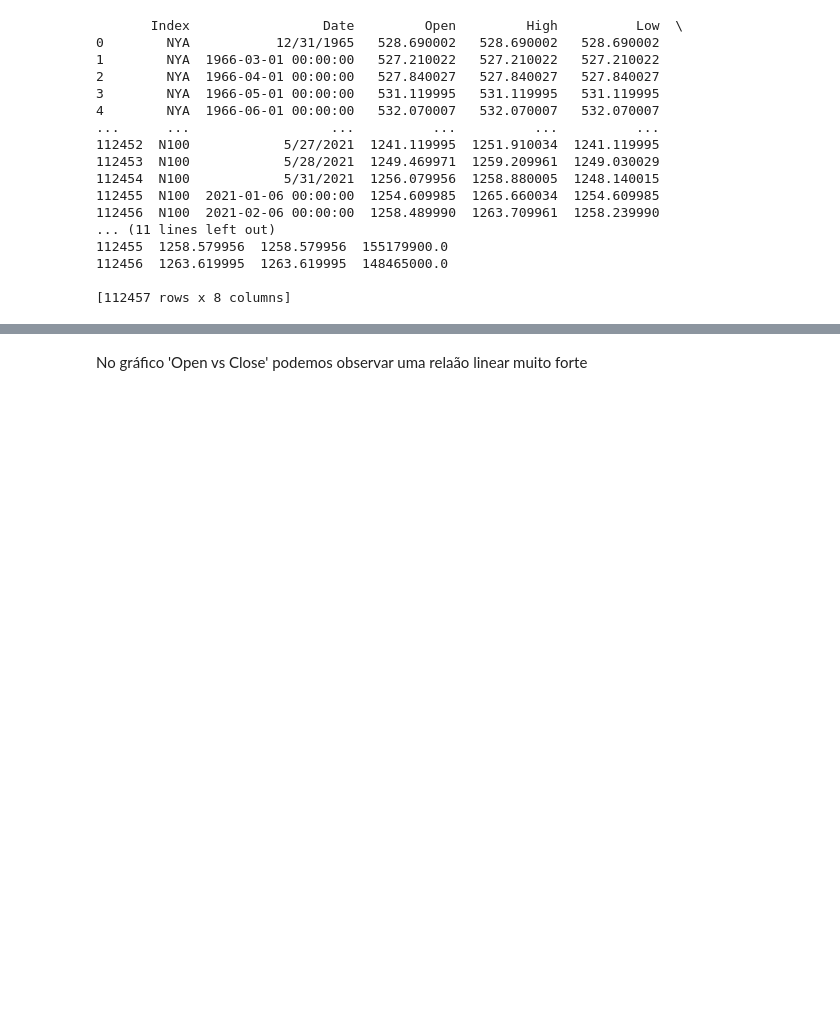
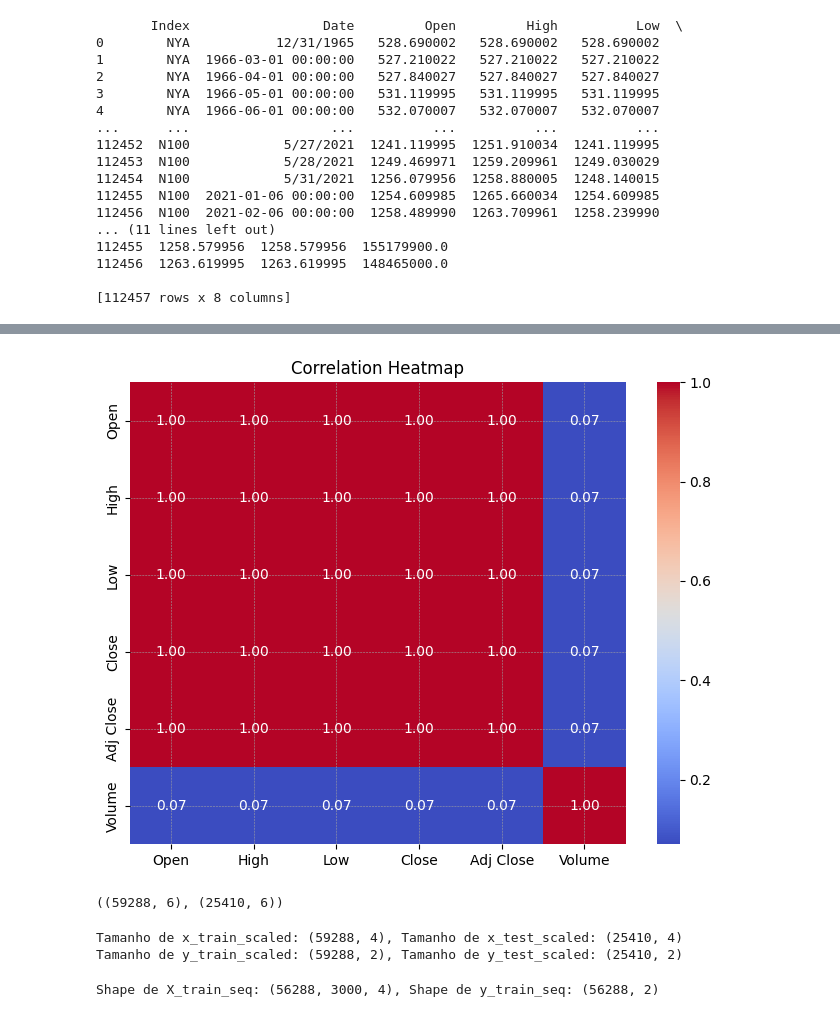
Before and after one commit to makee5/DL_Project, a Jupyter notebook: Project_DL.ipynb, the cells around one changed output, grey strips where cells are left out. Cells and saved outputs as stored; diff of their text form; code cells hidden in the pictures; blank space fills up the shorter version.

```diff
--- a/Project_DL.ipynb
+++ b/Project_DL.ipynb
@@ -126,2 +158,64 @@ plt.show()
-# %% [markdown]
-No gráfico 'Open vs Close' podemos observar uma relaão linear muito forte
+# %%
+import seaborn as sns
+import numpy as np
+
+# Cálculo da correlação
+corr = data_clean[['Open', 'High', 'Low', 'Close', 'Adj Close', 'Volume']].corr()
+
+# Criação do heatmap
+plt.figure(figsize=(8,6))
+sns.heatmap(corr, annot=True, cmap='coolwarm', fmt='.2f')
+plt.title('Correlation Heatmap')
+plt.show()
+# %% [output]
+[figure, added]
+# %%
+from sklearn.model_selection import train_test_split
+
+y = data_clean[['Open', 'Close']]
+X = data_clean.drop(columns=['Open', 'Close'])
+
+x_train, x_test, y_train, y_test = train_test_split(X, y, test_size=0.3, random_state=12)
+x_train.shape, x_test.shape
+# %% [output]
+((59288, 6), (25410, 6))
+# %%
+from sklearn.preprocessing import MinMaxScaler
+
+# Inicializando os escaladores
+scaler_X = MinMaxScaler(feature_range=(0, 1))
+scaler_y = MinMaxScaler(feature_range=(0, 1))
+
+# Removendo as colunas 'Index' e 'Date' apenas para a normalização
+x_train_scaled = scaler_X.fit_transform(x_train.drop(columns=['Index', 'Date']))
+x_test_scaled = scaler_X.transform(x_test.drop(columns=['Index', 'Date']))
+
+y_train_scaled = scaler_y.fit_transform(y_train)
+y_test_scaled = scaler_y.transform(y_test)
+
+# Verificando as dimensões dos dados escalonados
+print(f"Tamanho de x_train_scaled: {x_train_scaled.shape}, Tamanho de x_test_scaled: {x_test_scaled.shape}")
+print(f"Tamanho de y_train_scaled: {y_train_scaled.shape}, Tamanho de y_test_scaled: {y_test_scaled.shape}")
+# %% [output]
+Tamanho de x_train_scaled: (59288, 4), Tamanho de x_test_scaled: (25410, 4)
+Tamanho de y_train_scaled: (59288, 2), Tamanho de y_test_scaled: (25410, 2)
+# %%
+def create_dataset(X, y, time_step=60):
+    """
+    Converte os dados em sequências de forma que cada sequência tenha `time_step` entradas
+    e um valor correspondente de saída para o próximo período.
+    """
+    X_seq, y_seq = [], []
+    for i in range(len(X) - time_step):
+        X_seq.append(X[i:(i + time_step), :])  # Sequência de entradas
+        y_seq.append(y[i + time_step, :])      # Valor alvo para o próximo período
+    return np.array(X_seq), np.array(y_seq)
+
+# Criando as sequências para os dados de treino e teste
+X_train_seq, y_train_seq = create_dataset(x_train_scaled, y_train_scaled, time_step=3000)
+X_test_seq, y_test_seq = create_dataset(x_test_scaled, y_test_scaled, time_step=3000)
+
+# Verificando as novas dimensões das sequências
+print(f"Shape de X_train_seq: {X_train_seq.shape}, Shape de y_train_seq: {y_train_seq.shape}")
+# %% [output]
+Shape de X_train_seq: (56288, 3000, 4), Shape de y_train_seq: (56288, 2)
```
Also changed, not shown: parts of 16 cells of this notebook.
